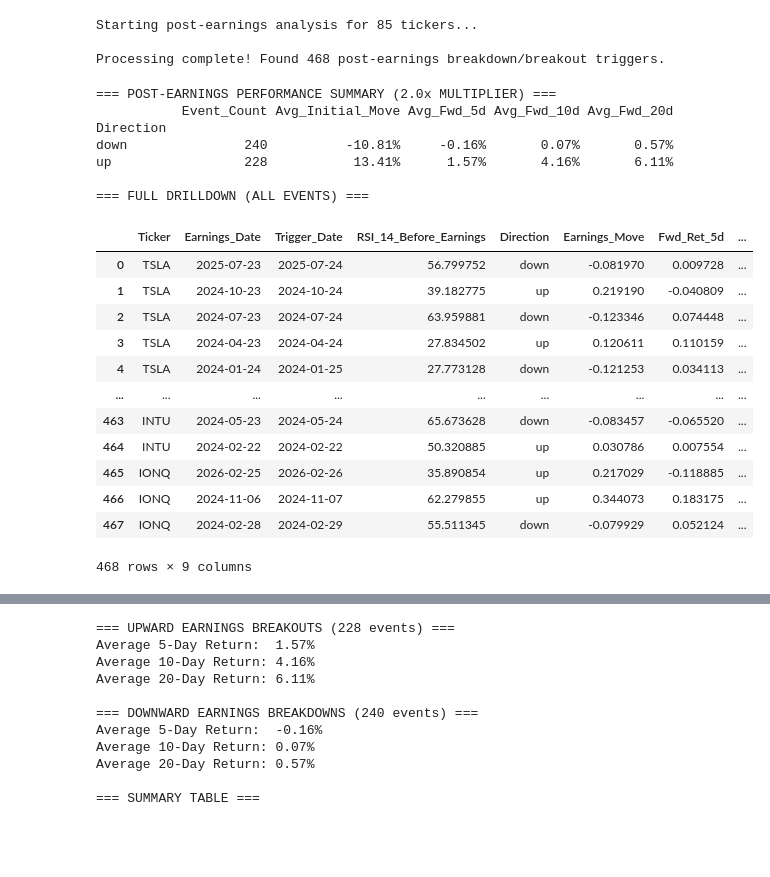
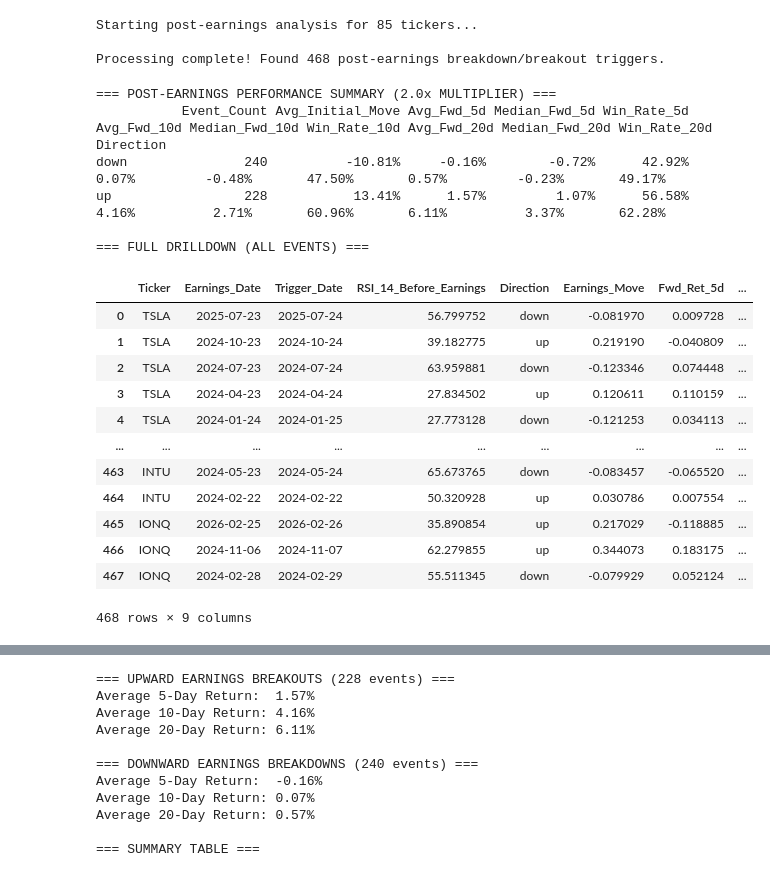
Before and after one commit to jhenningsen/Equity_Analysis, a Jupyter notebook: Breakout/Large_Earnings_Moves.ipynb, the cells around one changed output, grey strips where cells are left out. Saved outputs shown, nothing was run; the diff lists cells and outputs as text; code cells hidden in the pictures; blank space fills up the shorter version.

```diff
--- a/Breakout/Large_Earnings_Moves.ipynb
+++ b/Breakout/Large_Earnings_Moves.ipynb
@@ -303,41 +314,47 @@ if not df_earnings_results.empty:
         Event_Count=('Earnings_Move', 'count'),
         Avg_Initial_Move=('Earnings_Move', 'mean'),
         Avg_Fwd_5d=('Fwd_Ret_5d', 'mean'),
+        Median_Fwd_5d=('Fwd_Ret_5d', 'median'),
+        Win_Rate_5d=('Fwd_Ret_5d', lambda x: (x > 0).mean()),
         Avg_Fwd_10d=('Fwd_Ret_10d', 'mean'),
-        Avg_Fwd_20d=('Fwd_Ret_20d', 'mean')
+        Median_Fwd_10d=('Fwd_Ret_10d', 'median'),
+        Win_Rate_10d=('Fwd_Ret_10d', lambda x: (x > 0).mean()),
+        Avg_Fwd_20d=('Fwd_Ret_20d', 'mean'),
+        Median_Fwd_20d=('Fwd_Ret_20d', 'median'),
+        Win_Rate_20d=('Fwd_Ret_20d', lambda x: (x > 0).mean())
     )
 
     # Apply percentage formatting for easy scanning
-    pct_formatters = {c: '{:,.2%}'.format for c in earnings_summary.columns if 'Avg' in c}
+    pct_formatters = {c: '{:,.2%}'.format for c in earnings_summary.columns if 'Avg' in c or 'Median' in c or 'Win_Rate' in c}
     print(earnings_summary.to_string(formatters=pct_formatters))
 
     # Display the full raw trigger data for deep inspection
     print("\n=== FULL DRILLDOWN (ALL EVENTS) ===")
     # Reorder columns to place RSI_14_Before_Earnings after Trigger_Date
     display_columns = [
         'Ticker', 'Earnings_Date', 'Trigger_Date', 'RSI_14_Before_Earnings',
         'Direction', 'Earnings_Move', 'Fwd_Ret_5d', 'Fwd_Ret_10d', 'Fwd_Ret_20d'
     ]
     display(df_earnings_results[display_columns])
 else:
     print("No data available to display summary statistics.")
 # %% [output]
 === POST-EARNINGS PERFORMANCE SUMMARY (2.0x MULTIPLIER) ===
-           Event_Count Avg_Initial_Move Avg_Fwd_5d Avg_Fwd_10d Avg_Fwd_20d
+           Event_Count Avg_Initial_Move Avg_Fwd_5d Median_Fwd_5d Win_Rate_5d Avg_Fwd_10d Median_Fwd_10d Win_Rate_10d Avg_Fwd_20d Median_Fwd_20d Win_Rate_20d
 Direction
-down               240          -10.81%     -0.16%       0.07%       0.57%
-up                 228           13.41%      1.57%       4.16%       6.11%
+down               240          -10.81%     -0.16%        -0.72%      42.92%       0.07%         -0.48%       47.50%       0.57%         -0.23%       49.17%
+up                 228           13.41%      1.57%         1.07%      56.58%       4.16%          2.71%       60.96%       6.11%          3.37%       62.28%
 
 === FULL DRILLDOWN (ALL EVENTS) ===
 |  | Ticker | Earnings_Date | Trigger_Date | RSI_14_Before_Earnings | Direction | Earnings_Move | Fwd_Ret_5d | ... |
 | 0 | TSLA | 2025-07-23 | 2025-07-24 | 56.799752 | down | -0.081970 | 0.009728 | ... |
 | 1 | TSLA | 2024-10-23 | 2024-10-24 | 39.182775 | up | 0.219190 | -0.040809 | ... |
 | 2 | TSLA | 2024-07-23 | 2024-07-24 | 63.959881 | down | -0.123346 | 0.074448 | ... |
 | 3 | TSLA | 2024-04-23 | 2024-04-24 | 27.834502 | up | 0.120611 | 0.110159 | ... |
 | 4 | TSLA | 2024-01-24 | 2024-01-25 | 27.773128 | down | -0.121253 | 0.034113 | ... |
 | ... | ... | ... | ... | ... | ... | ... | ... | ... |
-| 463 | INTU | 2024-05-23 | 2024-05-24 | 65.673628 | down | -0.083457 | -0.065520 | ... |
-| 464 | INTU | 2024-02-22 | 2024-02-22 | 50.320885 | up | 0.030786 | 0.007554 | ... |
+| 463 | INTU | 2024-05-23 | 2024-05-24 | 65.673765 | down | -0.083457 | -0.065520 | ... |
+| 464 | INTU | 2024-02-22 | 2024-02-22 | 50.320928 | up | 0.030786 | 0.007554 | ... |
 | 465 | IONQ | 2026-02-25 | 2026-02-26 | 35.890854 | up | 0.217029 | -0.118885 | ... |
 | 466 | IONQ | 2024-11-06 | 2024-11-07 | 62.279855 | up | 0.344073 | 0.183175 | ... |
 | 467 | IONQ | 2024-02-28 | 2024-02-29 | 55.511345 | down | -0.079929 | 0.052124 | ... |
```
Also changed, not shown: parts of 3 cells of this notebook.
